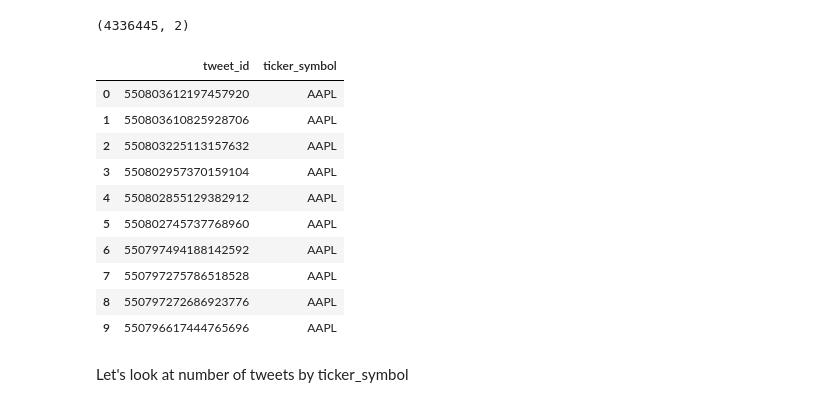
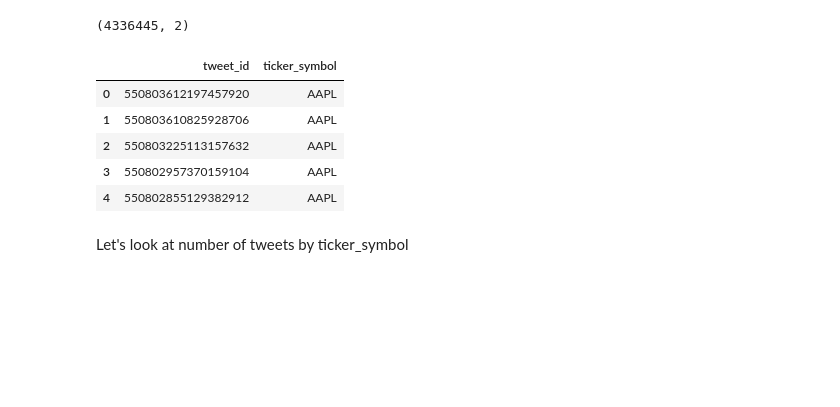
Before and after one commit to balaji-2021/Capstone2, a Jupyter notebook: Stock_sentiment_analysis_data_wrangling.ipynb, the cells around one changed output. Drawn from its saved outputs; the diff is of its cells as text; code cells hidden in the pictures; blank space fills up the shorter version.

```diff
--- a/Stock_sentiment_analysis_data_wrangling.ipynb
+++ b/Stock_sentiment_analysis_data_wrangling.ipynb
@@ -50,19 +56,14 @@ company_tweet.shape
 # %% [output]
 (4336445, 2)
 # %%
-company_tweet.head(10)
+company_tweet.head()
 # %% [output]
 |  | tweet_id | ticker_symbol |
 | 0 | 550803612197457920 | AAPL |
 | 1 | 550803610825928706 | AAPL |
 | 2 | 550803225113157632 | AAPL |
 | 3 | 550802957370159104 | AAPL |
 | 4 | 550802855129382912 | AAPL |
-| 5 | 550802745737768960 | AAPL |
-| 6 | 550797494188142592 | AAPL |
-| 7 | 550797275786518528 | AAPL |
-| 8 | 550797272686923776 | AAPL |
-| 9 | 550796617444765696 | AAPL |
 # %% [markdown]
 Let's look at number of tweets by ticker_symbol
 # %%
```
Also changed, not shown: parts of 142 cells of this notebook.
